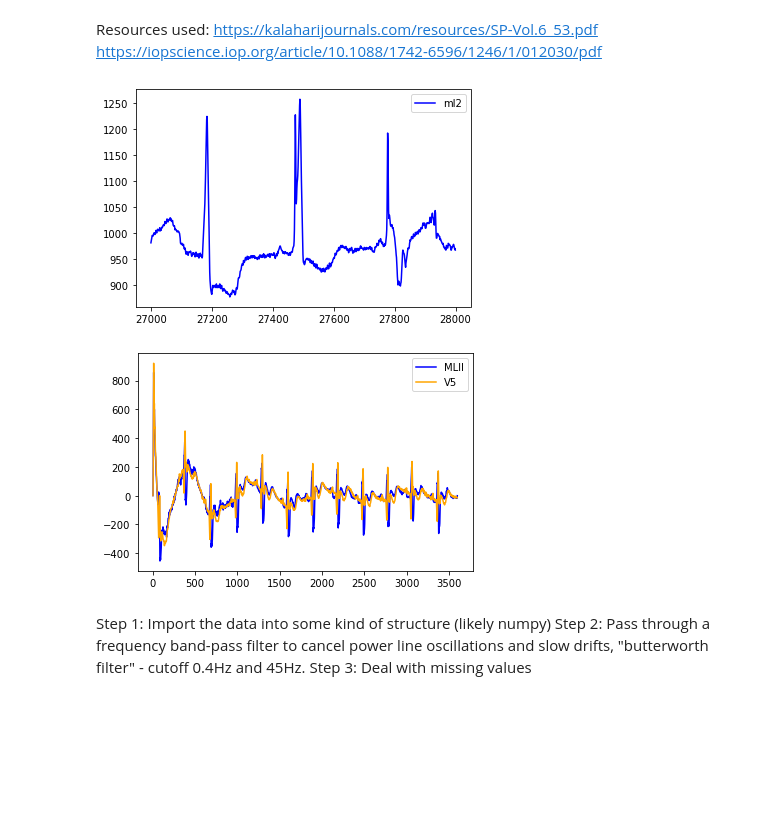
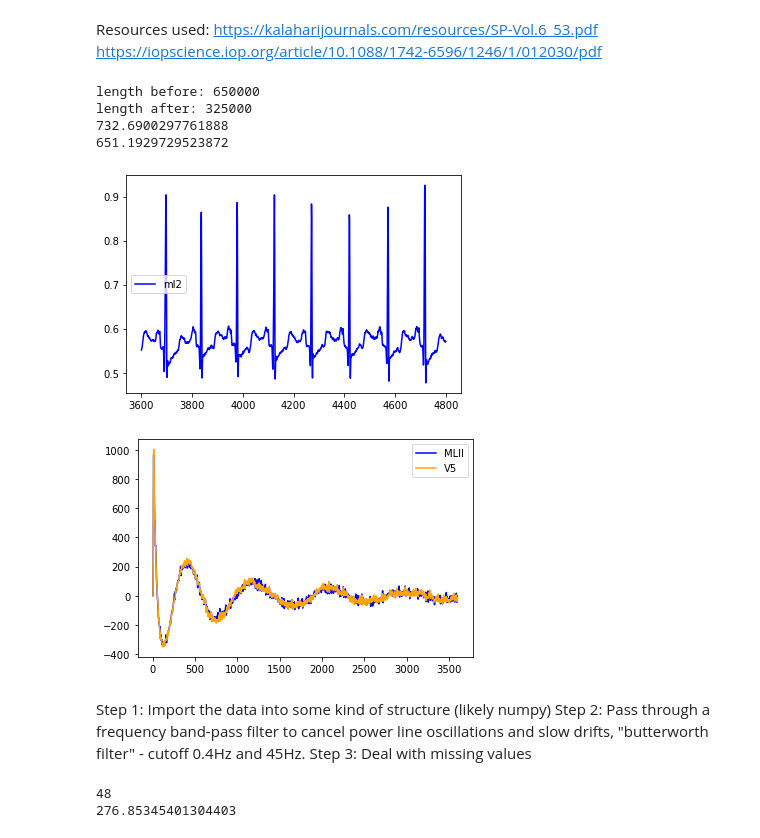
Before and after one commit to NicholasEhsanRoy/NeuralNetsECGProject, a Jupyter notebook: Data Cleaning.ipynb, the cells around one changed output. Cells and saved outputs as stored; diff of their text form; code cells hidden in the pictures; blank space fills up the shorter version.

Commit message:
we have added subsampling, and trying to find heart beat lengths, we are considering padding zeros to have the same time between heart beats - hence finding heart beat lengths

```diff
--- a/Data Cleaning.ipynb
+++ b/Data Cleaning.ipynb
@@ -23,29 +23,41 @@ def takeData(fileName):
         list1.append(row[1])
         list2.append(row[2])
 
+
     return np.array([list1, list2]).astype(float)
 
-def butter_bandpass(lowcut, highcut, fs, order=5):
+def subsample(data, Fs):
+    list1 = []
+    list2 = []
+    for i in range(len(data[0])):
+        if (i+1) % Fs == 0:
+            list1.append(data[0][i])
+            list2.append(data[1][i])
+        i += 1
+    return np.array([list1, list2])
+
+
+def butter_bandpass(lowcut, highcut, fs, order=3):
         nyq = 0.5 * fs
         low = lowcut / nyq
         high = highcut / nyq
         sos = butter(order, [low, high], analog=False, btype='band', output='sos')
         return sos
 
-def butter_bandpass_filter(data, lowcut, highcut, fs, order=5):
+def butter_bandpass_filter(data, lowcut, highcut, fs, order=3):
         sos = butter_bandpass(lowcut, highcut, fs, order=order)
         x = sosfilt(sos, data[0])
         y = sosfilt(sos, data[1])
         return np.array([x,y])
 
-def cheby1_bandpass(lowcut, highcut, fs, order=5):
+def cheby1_bandpass(lowcut, highcut, fs, order=3):
         nyq = 0.5 * fs
         low = lowcut / nyq
         high = highcut / nyq
         sos = cheby1(order, 1, [low, high], analog=False, btype='band', output='sos')
         return sos
 
-def cheby1_bandpass_filter(data, lowcut, highcut, fs, order=5):
+def cheby1_bandpass_filter(data, lowcut, highcut, fs, order=3):
         sos = cheby1_bandpass(lowcut, highcut, fs, order=order)
         x = sosfilt(sos, data[0])
         y = sosfilt(sos, data[1])
@@ -66,42 +78,76 @@ def plot_heart_beats(filtered, start=0, end=3600, ml2_or_v5 = "both"):
 
 def normalise_y_axis(data, start=2100):
     min1 = np.amin(data[0][start:])
     max1 = np.amax(data[0][start:])
     diff1 = max1 - min1
     print(diff1)
 
     min2 = np.amin(data[1][start:])
     max2 = np.max(data[1][start:])
     diff2 = max2 - min2
     print(diff2)
     for i in range(start, len(data[0])):
         data[0][i] = (data[0][i] - min1)/(diff1)
         data[1][i] = (data[1][i] - min2)/(diff2)
 
     return data
 
 
 
 
-data = takeData('ecgData/104.csv')
+data = takeData('ecgData/100.csv')
 
 
 filtered = butter_bandpass_filter(data, 0.4, 45, 360)
 
 filtered1 = cheby1_bandpass_filter(data, 0.4, 45, 360)
 
-#data = normalise_y_axis(data)
+print("length before: " + str(len(filtered[0])))
+
+filtered = subsample(filtered, 2)
+
+print("length after: " + str(len(filtered[1])))
+
+filtered = normalise_y_axis(filtered)
 
 
 
-plot_heart_beats(data, 27000, 28000, "ml2")
+plot_heart_beats(filtered, 3600, 4800, "ml2")
 # %% [output]
+length before: 650000
+length after: 325000
+732.6900297761888
+651.1929729523872
-[figure, old version]
+[figure, new version]
 # %%
 plot_heart_beats(filtered1, 0, 3600)
 # %% [output]
-[figure, old version]
+[figure, new version]
 # %% [markdown]
 Step 1: Import the data into some kind of structure (likely numpy)
 Step 2: Pass through a frequency band-pass filter to cancel power line oscillations and slow drifts, "butterworth filter" - cutoff 0.4Hz and 45Hz.
 Step 3: Deal with missing values
+# %%
+import os
+
+path = "./ecgData\mitbih_database"
+
+files = os.listdir(path)
+newFiles = []
+for file in files:
+    if file[-1] == "t":
+        newFiles.append(file)
+
+total = 0
+fileNum = 0
+for file in newFiles:
+    with open("ecgData/mitbih_database/" + file) as annotationFile:
+        total += (len(annotationFile.readlines()))
+        fileNum += 1
+avgNumAnnotations = total / fileNum
+print(fileNum)
+
+print(650000/avgNumAnnotations)
+# %% [output]
+48
+276.85345401304403
```
Also changed, not shown: parts of 1 cell of this notebook.
